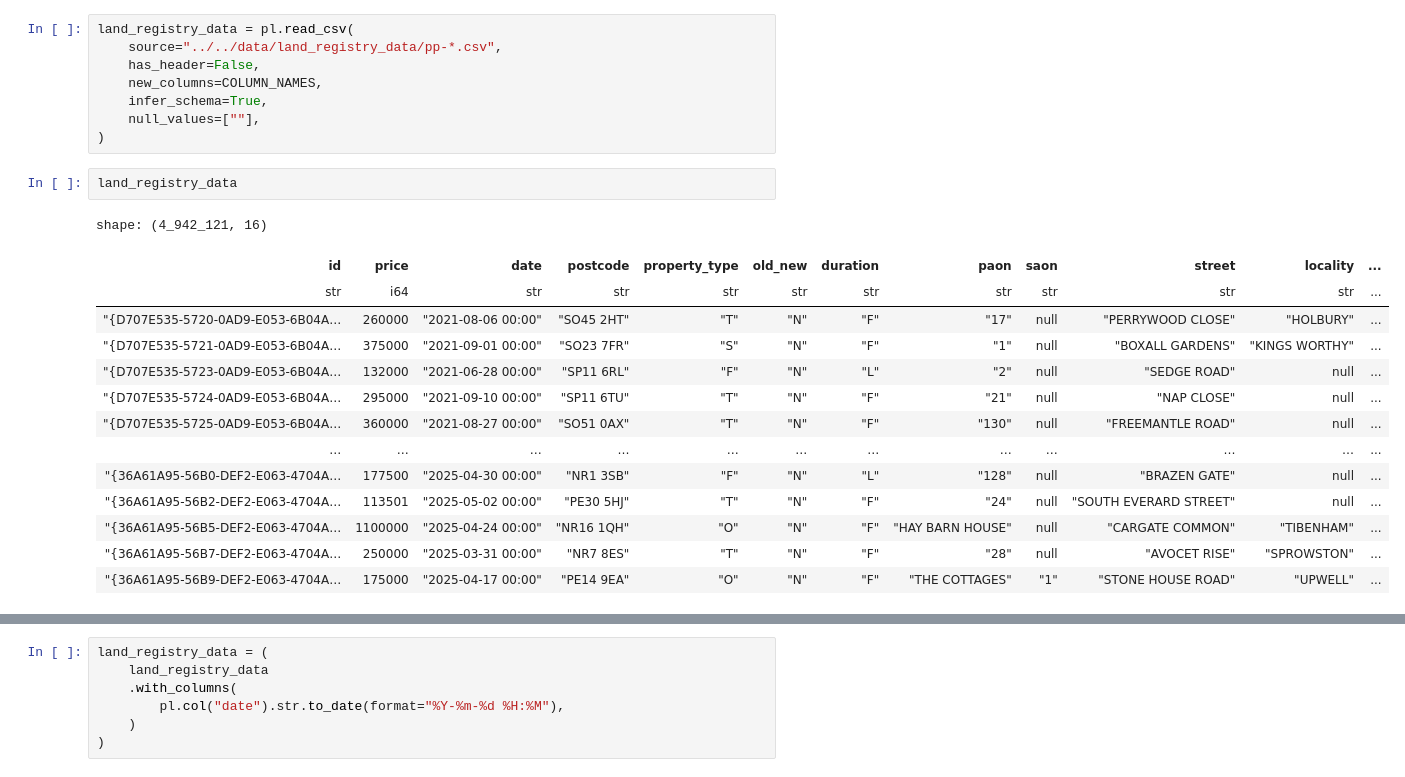
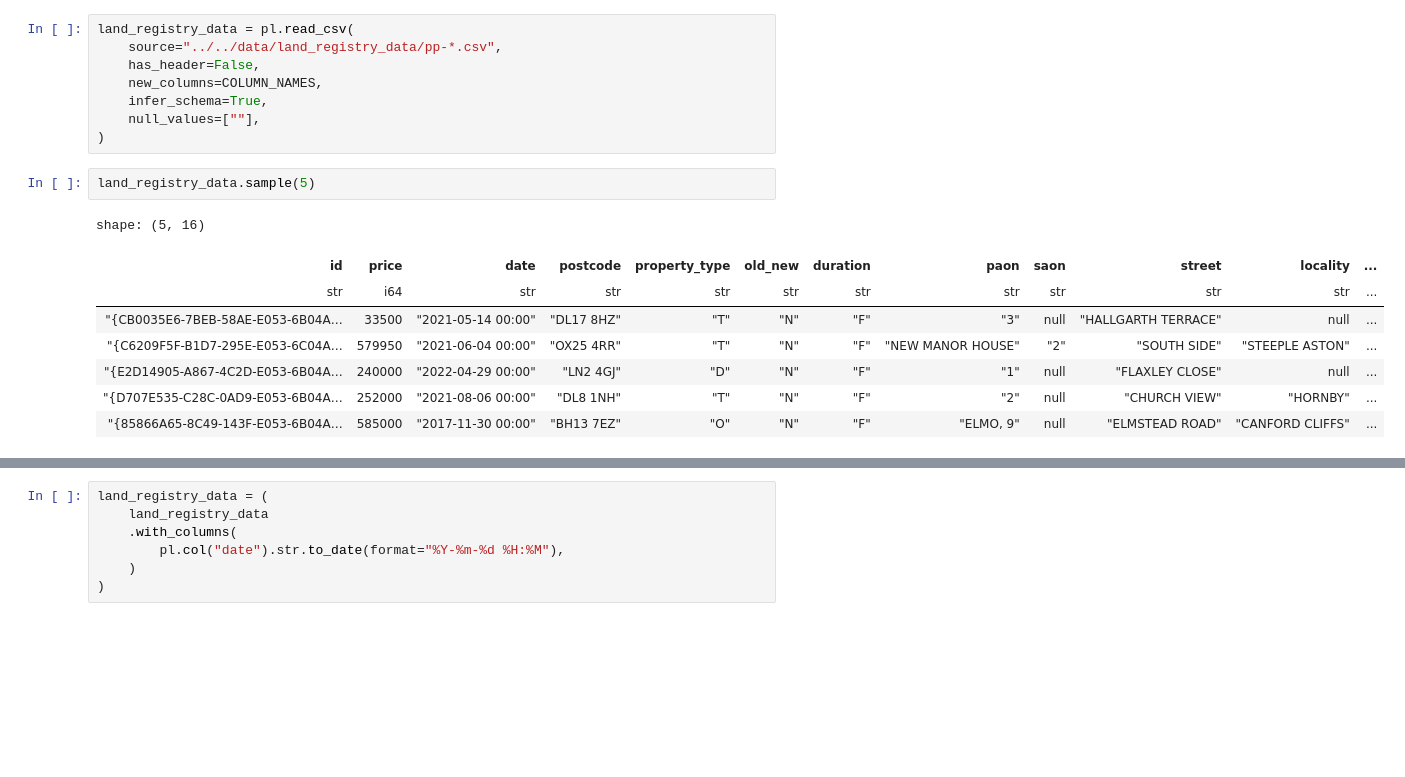
Before and after one commit to endjin/endjin-polars-examples, a Jupyter notebook: notebooks/sqlbits_2026/polars_demo.ipynb, the cells around one changed output, grey strips where cells are left out. Saved outputs shown, nothing was run; the diff lists cells and outputs as text; blank space fills up the shorter version.

```diff
--- a/notebooks/sqlbits_2026/polars_demo.ipynb
+++ b/notebooks/sqlbits_2026/polars_demo.ipynb
@@ -25,19 +24,13 @@ land_registry_data = pl.read_csv(
     null_values=[""],
 )
 # %%
-land_registry_data
+land_registry_data.sample(5)
 # %% [output]
-shape: (4_942_121, 16)
+shape: (5, 16)
 | id | price | date | postcode | property_type | old_new | duration | paon | saon | street | locality | ... |
 | str | i64 | str | str | str | str | str | str | str | str | str | ... |
-| "{D707E535-5720-0AD9-E053-6B04A… | 260000 | "2021-08-06 00:00" | "SO45 2HT" | "T" | "N" | "F" | "17" | null | "PERRYWOOD CLOSE" | "HOLBURY" | ... |
-| "{D707E535-5721-0AD9-E053-6B04A… | 375000 | "2021-09-01 00:00" | "SO23 7FR" | "S" | "N" | "F" | "1" | null | "BOXALL GARDENS" | "KINGS WORTHY" | ... |
-| "{D707E535-5723-0AD9-E053-6B04A… | 132000 | "2021-06-28 00:00" | "SP11 6RL" | "F" | "N" | "L" | "2" | null | "SEDGE ROAD" | null | ... |
-| "{D707E535-5724-0AD9-E053-6B04A… | 295000 | "2021-09-10 00:00" | "SP11 6TU" | "T" | "N" | "F" | "21" | null | "NAP CLOSE" | null | ... |
-| "{D707E535-5725-0AD9-E053-6B04A… | 360000 | "2021-08-27 00:00" | "SO51 0AX" | "T" | "N" | "F" | "130" | null | "FREEMANTLE ROAD" | null | ... |
-| … | … | … | … | … | … | … | … | … | … | … | ... |
-| "{36A61A95-56B0-DEF2-E063-4704A… | 177500 | "2025-04-30 00:00" | "NR1 3SB" | "F" | "N" | "L" | "128" | null | "BRAZEN GATE" | null | ... |
-| "{36A61A95-56B2-DEF2-E063-4704A… | 113501 | "2025-05-02 00:00" | "PE30 5HJ" | "T" | "N" | "F" | "24" | null | "SOUTH EVERARD STREET" | null | ... |
-| "{36A61A95-56B5-DEF2-E063-4704A… | 1100000 | "2025-04-24 00:00" | "NR16 1QH" | "O" | "N" | "F" | "HAY BARN HOUSE" | null | "CARGATE COMMON" | "TIBENHAM" | ... |
-| "{36A61A95-56B7-DEF2-E063-4704A… | 250000 | "2025-03-31 00:00" | "NR7 8ES" | "T" | "N" | "F" | "28" | null | "AVOCET RISE" | "SPROWSTON" | ... |
-| "{36A61A95-56B9-DEF2-E063-4704A… | 175000 | "2025-04-17 00:00" | "PE14 9EA" | "O" | "N" | "F" | "THE COTTAGES" | "1" | "STONE HOUSE ROAD" | "UPWELL" | ... |
+| "{CB0035E6-7BEB-58AE-E053-6B04A… | 33500 | "2021-05-14 00:00" | "DL17 8HZ" | "T" | "N" | "F" | "3" | null | "HALLGARTH TERRACE" | null | ... |
+| "{C6209F5F-B1D7-295E-E053-6C04A… | 579950 | "2021-06-04 00:00" | "OX25 4RR" | "T" | "N" | "F" | "NEW MANOR HOUSE" | "2" | "SOUTH SIDE" | "STEEPLE ASTON" | ... |
+| "{E2D14905-A867-4C2D-E053-6B04A… | 240000 | "2022-04-29 00:00" | "LN2 4GJ" | "D" | "N" | "F" | "1" | null | "FLAXLEY CLOSE" | null | ... |
+| "{D707E535-C28C-0AD9-E053-6B04A… | 252000 | "2021-08-06 00:00" | "DL8 1NH" | "T" | "N" | "F" | "2" | null | "CHURCH VIEW" | "HORNBY" | ... |
+| "{85866A65-8C49-143F-E053-6B04A… | 585000 | "2017-11-30 00:00" | "BH13 7EZ" | "O" | "N" | "F" | "ELMO, 9" | null | "ELMSTEAD ROAD" | "CANFORD CLIFFS" | ... |
```
Also changed, not shown: parts of 12 cells of this notebook, 10 other files.
